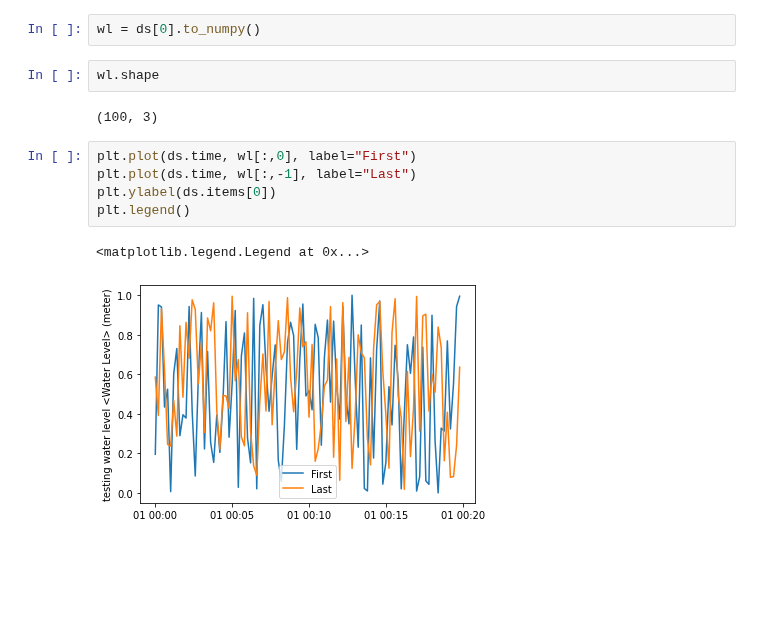
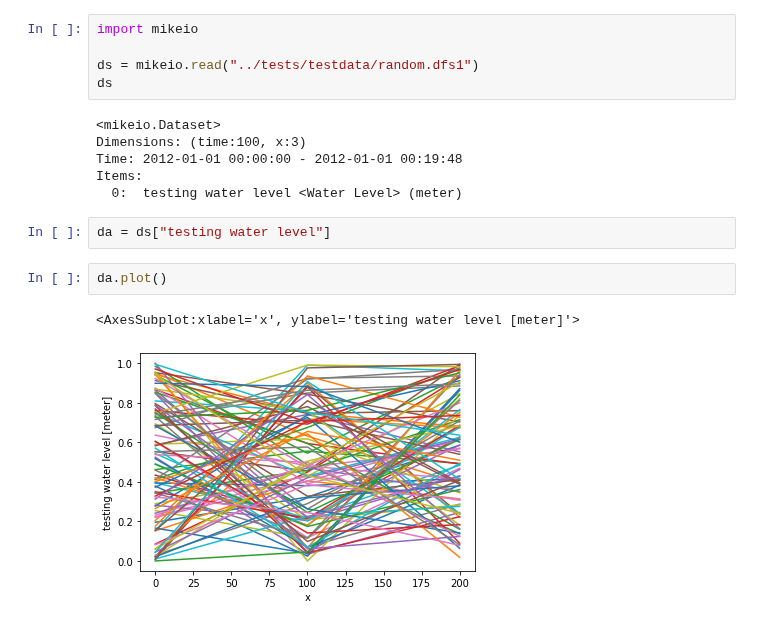
Before and after one commit to DHI/mikeio, a Jupyter notebook: notebooks/Dfs1 - Read.ipynb, the cells around one changed output. Drawn from its saved outputs; the diff is of its cells as text; blank space fills up the shorter version.

```diff
--- a/notebooks/Dfs1 - Read.ipynb
+++ b/notebooks/Dfs1 - Read.ipynb
@@ -25,14 +1,18 @@ Items:
-# %%
-wl = ds[0].to_numpy()
-# %%
-wl.shape
-# %% [output]
-(100, 3)
-# %%
-plt.plot(ds.time, wl[:,0], label="First")
-plt.plot(ds.time, wl[:,-1], label="Last")
-plt.ylabel(ds.items[0])
-plt.legend()
-# %% [output]
-<matplotlib.legend.Legend at 0x...>
-[figure, removed]
+# %%
+import mikeio
+
+ds = mikeio.read("../tests/testdata/random.dfs1")
+ds
+# %% [output]
+<mikeio.Dataset>
+Dimensions: (time:100, x:3)
+Time: 2012-01-01 00:00:00 - 2012-01-01 00:19:48
+Items:
+  0:  testing water level <Water Level> (meter)
+# %%
+da = ds["testing water level"]
+# %%
+da.plot()
+# %% [output]
+<AxesSubplot:xlabel='x', ylabel='testing water level [meter]'>
+[figure, added]
```
Also changed, not shown: parts of 8 cells of this notebook, 1 other file.
